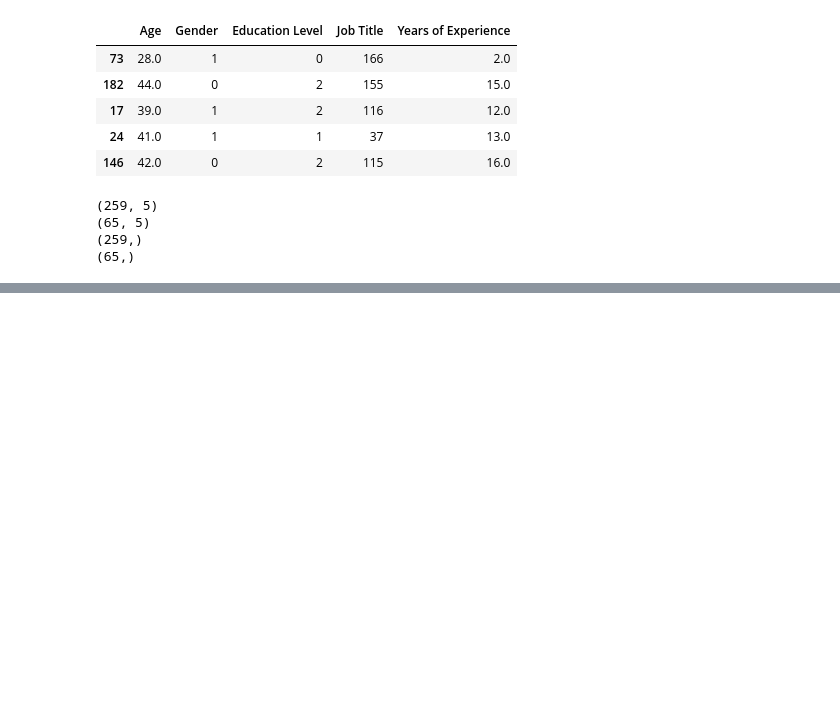
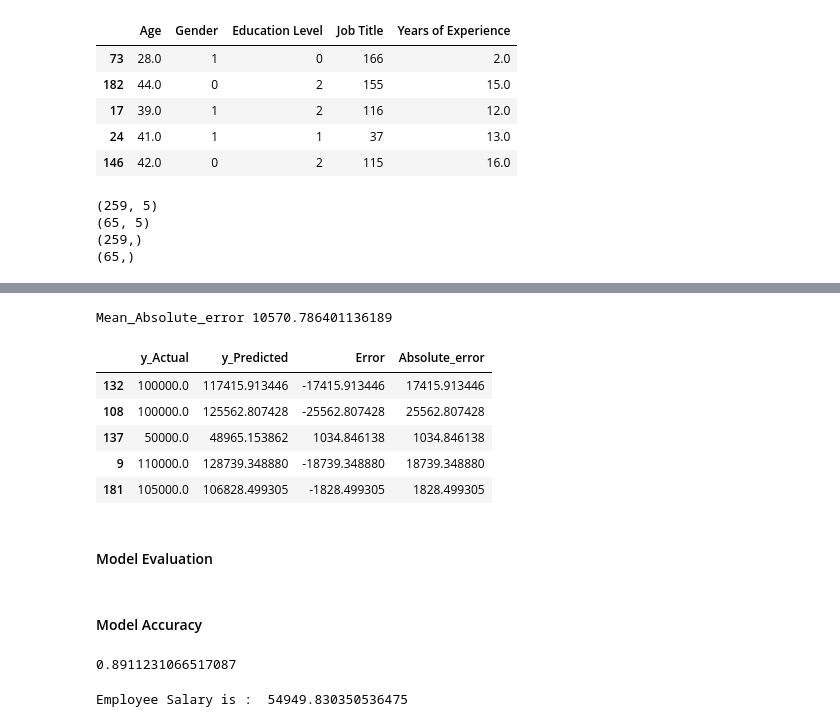
Before and after one commit to vinaygupta88/Empl-Salary-Predection, a Jupyter notebook: Training Files/Emp-Salary-Prediction.ipynb, the cells around one changed output, grey strips where cells are left out. Cells and saved outputs as stored; diff of their text form; code cells hidden in the pictures; blank space fills up the shorter version.

Commit message:
Model development

```diff
--- a/Training Files/Emp-Salary-Prediction.ipynb
+++ b/Training Files/Emp-Salary-Prediction.ipynb
@@ -260,0 +267,4 @@ print(y_test.shape)
+# %%
+from sklearn.linear_model import LinearRegression
+lr_model = LinearRegression()
+lr_model.fit(x_train,y_train)
@@ -260,0 +273,3 @@ print(y_test.shape)
+# %%
+y_pred = lr_model.predict(x_test)
+y_pred
@@ -260,0 +294,17 @@ print(y_test.shape)
+# %%
+dff = pd.DataFrame({'y_Actual':y_test, 'y_Predicted':y_pred})
+dff['Error'] = dff['y_Actual'] - dff['y_Predicted']
+dff['Absolute_error'] = abs(dff['Error'])
+Mean_Absolute_error = dff['Absolute_error'].mean()
+print('Mean_Absolute_error',Mean_Absolute_error)
+dff.head()
+# %% [output]
+Mean_Absolute_error 10570.786401136189
+|  | y_Actual | y_Predicted | Error | Absolute_error |
+| 132 | 100000.0 | 117415.913446 | -17415.913446 | 17415.913446 |
+| 108 | 100000.0 | 125562.807428 | -25562.807428 | 25562.807428 |
+| 137 | 50000.0 | 48965.153862 | 1034.846138 | 1034.846138 |
+| 9 | 110000.0 | 128739.348880 | -18739.348880 | 18739.348880 |
+| 181 | 105000.0 | 106828.499305 | -1828.499305 | 1828.499305 |
+# %% [markdown]
+#### Model Evaluation
@@ -260,0 +314,11 @@ print(y_test.shape)
+# %% [markdown]
+#### Model Accuracy
+# %%
+r2_score(y_test, y_pred)
+# %% [output]
+0.8911231066517087
+# %%
+Emp_salary = lr_model.predict([[28,0,1,17,3]])
+print("Employee Salary is : ",Emp_salary[0])
+# %% [output]
+Employee Salary is :  54949.830350536475
```
Also changed, not shown: parts of 6 cells of this notebook.
